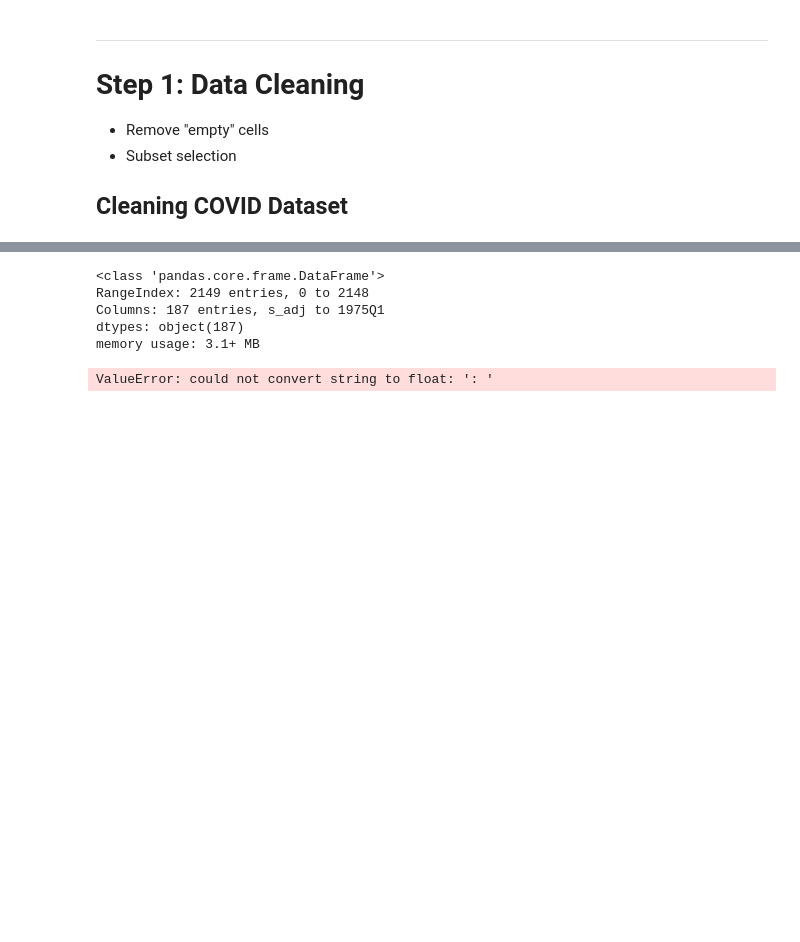
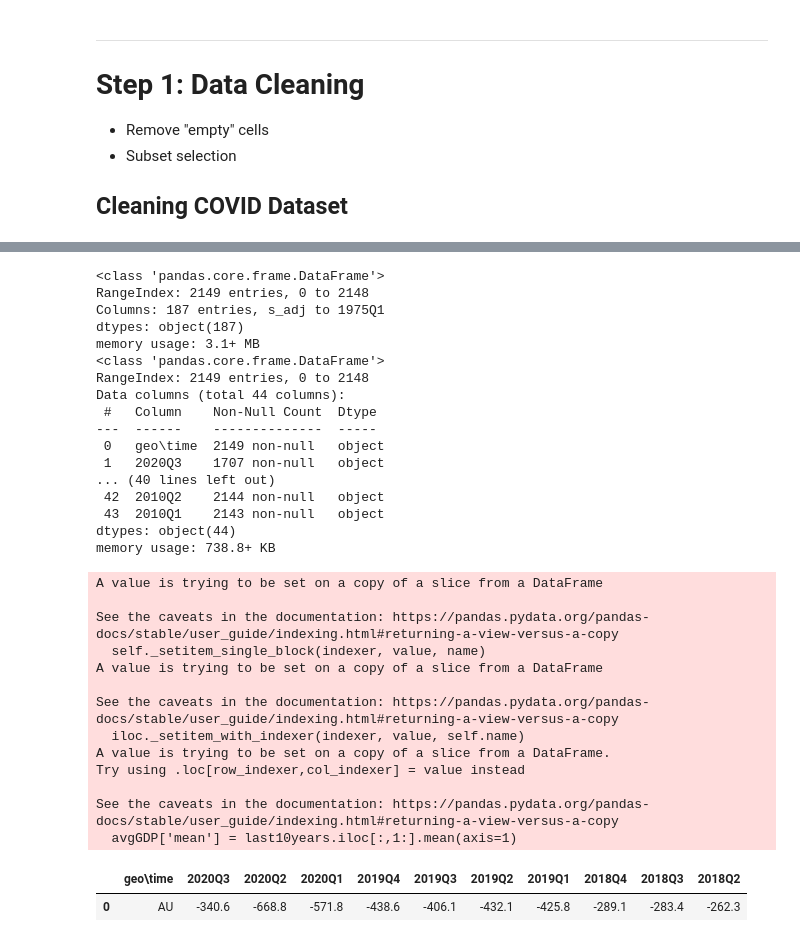
Before and after one commit to tDalile/data-mining, a Jupyter notebook: project/affected-industries.ipynb, the cells around one changed output, grey strips where cells are left out. Cells and saved outputs as stored; diff of their text form; code cells hidden in the pictures; blank space fills up the shorter version.

Commit message:
data preparation: removed flags

```diff
--- a/project/affected-industries.ipynb
+++ b/project/affected-industries.ipynb
@@ -201,32 +216,54 @@ memory usage: 13.5+ KB
 # %%
 df_allEuropeGDP.info()
 df_allEuropeGDP.head()
 
 last10years = df_allEuropeGDP.filter(regex="(201[0-9]|202[0])|geo")
-avgGDP = last10years.filter(regex="geo")
-test = last10years.iloc[:,1:3]
-last10years = last10years.replace(to_replace=r'p',value='',regex=True)
-#last10years.iloc[:,1:].astype(float)
-last10years
-#last10years.info()
+last10years.iloc[:,1:] = last10years.iloc[:,1:].replace(to_replace=r'[^\d.-]',value='',regex=True)
+
+last10years.iloc[:,1:] = last10years.iloc[:,1:].apply(pd.to_numeric)
+last10years.info()
+
+avgGDP = last10years.filter(regex='geo')
+avgGDP['mean'] = last10years.iloc[:,1:].mean(axis=1)
+avgGDP
+last10years.iloc[0:1,0:11]
 
 
-#test['mean'] = test.mean(axis=1)
-#test['1']=1
-#test['2']=12
-#test['mean2']=test.iloc[:,3:5].mean(axis=1)
-#test.info()
-
-#test
 
 
 
 #avgGDP['avg'] = (last10years.filter(regex="(201[0-9]|202[0])")).mean(axis=1)
 #avgGDP
 # %% [output]
 <class 'pandas.core.frame.DataFrame'>
 RangeIndex: 2149 entries, 0 to 2148
 Columns: 187 entries, s_adj to 1975Q1
 dtypes: object(187)
 memory usage: 3.1+ MB
+<class 'pandas.core.frame.DataFrame'>
+RangeIndex: 2149 entries, 0 to 2148
+Data columns (total 44 columns):
+ #   Column    Non-Null Count  Dtype
+---  ------    --------------  -----
+ 0   geo\time  2149 non-null   object
+ 1   2020Q3    1707 non-null   object
+... (40 lines left out)
+ 42  2010Q2    2144 non-null   object
+ 43  2010Q1    2143 non-null   object
+dtypes: object(44)
+memory usage: 738.8+ KB
-ValueError: could not convert string to float: ': '
+A value is trying to be set on a copy of a slice from a DataFrame
+
+See the caveats in the documentation: https://pandas.pydata.org/pandas-docs/stable/user_guide/indexing.html#returning-a-view-versus-a-copy
+  self._setitem_single_block(indexer, value, name)
+A value is trying to be set on a copy of a slice from a DataFrame
+
+See the caveats in the documentation: https://pandas.pydata.org/pandas-docs/stable/user_guide/indexing.html#returning-a-view-versus-a-copy
+  iloc._setitem_with_indexer(indexer, value, self.name)
+A value is trying to be set on a copy of a slice from a DataFrame.
+Try using .loc[row_indexer,col_indexer] = value instead
+
+See the caveats in the documentation: https://pandas.pydata.org/pandas-docs/stable/user_guide/indexing.html#returning-a-view-versus-a-copy
+  avgGDP['mean'] = last10years.iloc[:,1:].mean(axis=1)
+|  | geo\time | 2020Q3 | 2020Q2 | 2020Q1 | 2019Q4 | 2019Q3 | 2019Q2 | 2019Q1 | 2018Q4 | 2018Q3 | 2018Q2 |
+| 0 | AU | -340.6 | -668.8 | -571.8 | -438.6 | -406.1 | -432.1 | -425.8 | -289.1 | -283.4 | -262.3 |
```
Also changed, not shown: parts of 2 cells of this notebook.
